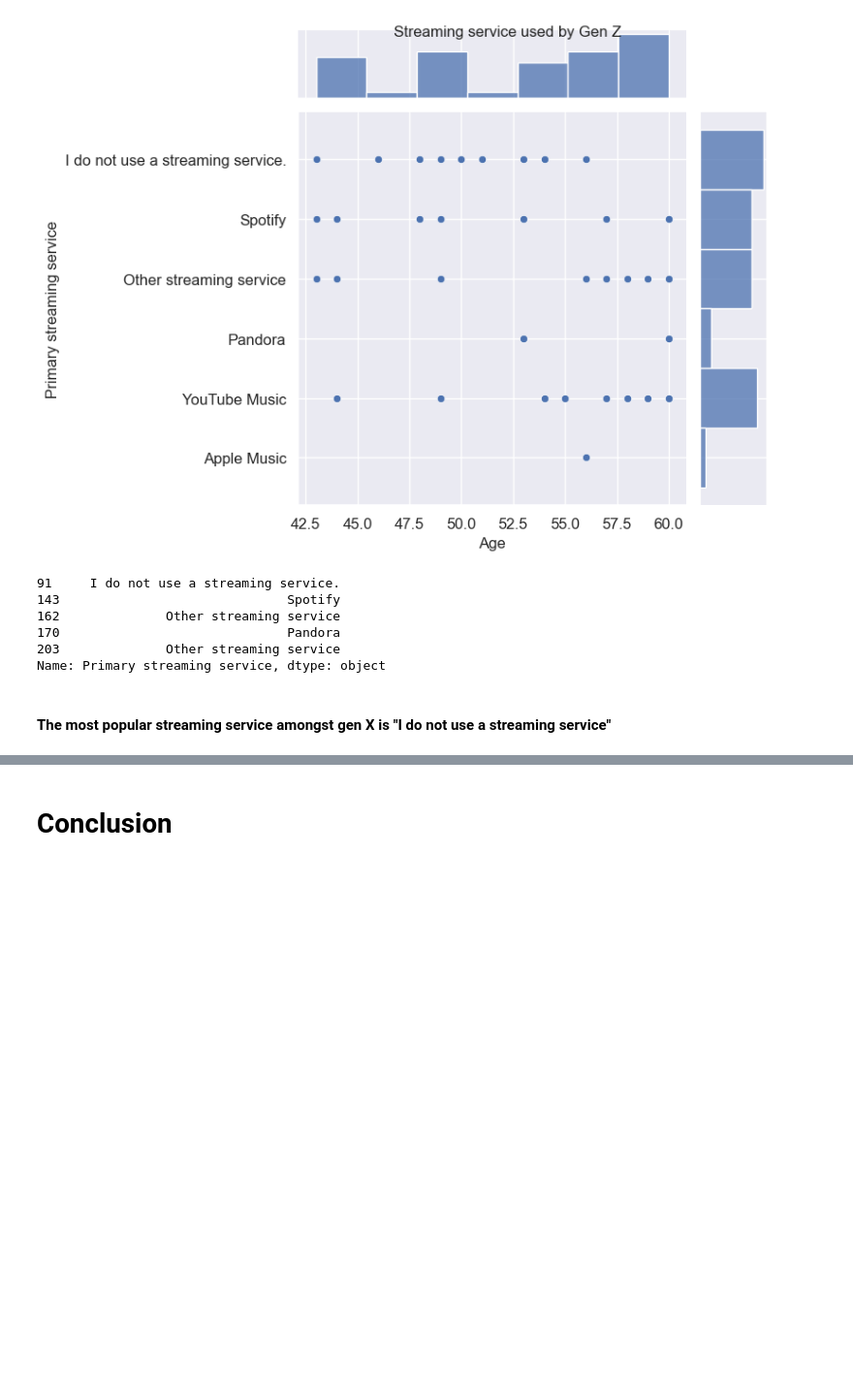
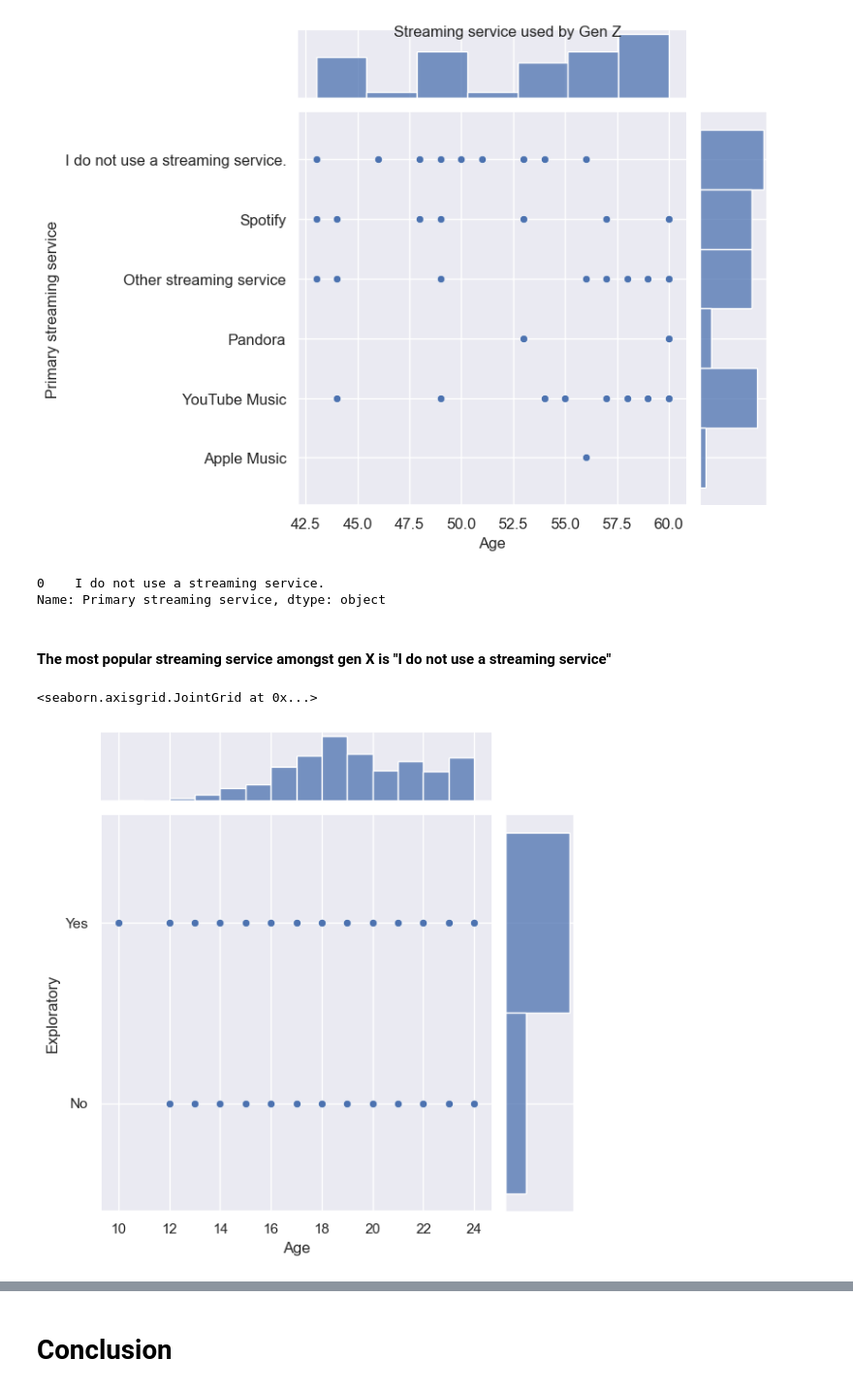
Before and after one commit to ubco-W2022T2-data301/project-group29, a Jupyter notebook: analysis/analysis2.ipynb, the cells around one changed output, grey strips where cells are left out. Shown: that part at 97% size. Drawn from its saved outputs; the diff is of its cells as text; code cells hidden in the pictures; blank space fills up the shorter version.

```diff
--- a/analysis/analysis2.ipynb
+++ b/analysis/analysis2.ipynb
@@ -197,14 +193,19 @@ plt.show()
 # %% [output]
 [figure]
 # %%
-Genx_stream = st_x["Primary streaming service"].head()
+Genx_stream = st_x["Primary streaming service"].mode()
 Genx_stream
 # %% [output]
-91     I do not use a streaming service.
-143                              Spotify
-162              Other streaming service
-170                              Pandora
-203              Other streaming service
+0    I do not use a streaming service.
 Name: Primary streaming service, dtype: object
 # %% [markdown]
 #### The most popular streaming service amongst gen X is "I do not use a streaming service"
+# %%
+genz_ex = dataload[["Age","Exploratory"]]
+genz_ex = genz_ex[genz_ex["Age"] < 25]
+
+plot_exz = sns.jointplot(data=genz_ex , x = "Age", y = "Exploratory")
+plot_exz
+# %% [output]
+<seaborn.axisgrid.JointGrid at 0x...>
+[figure, added]
```
Also changed, not shown: parts of 11 cells of this notebook.
